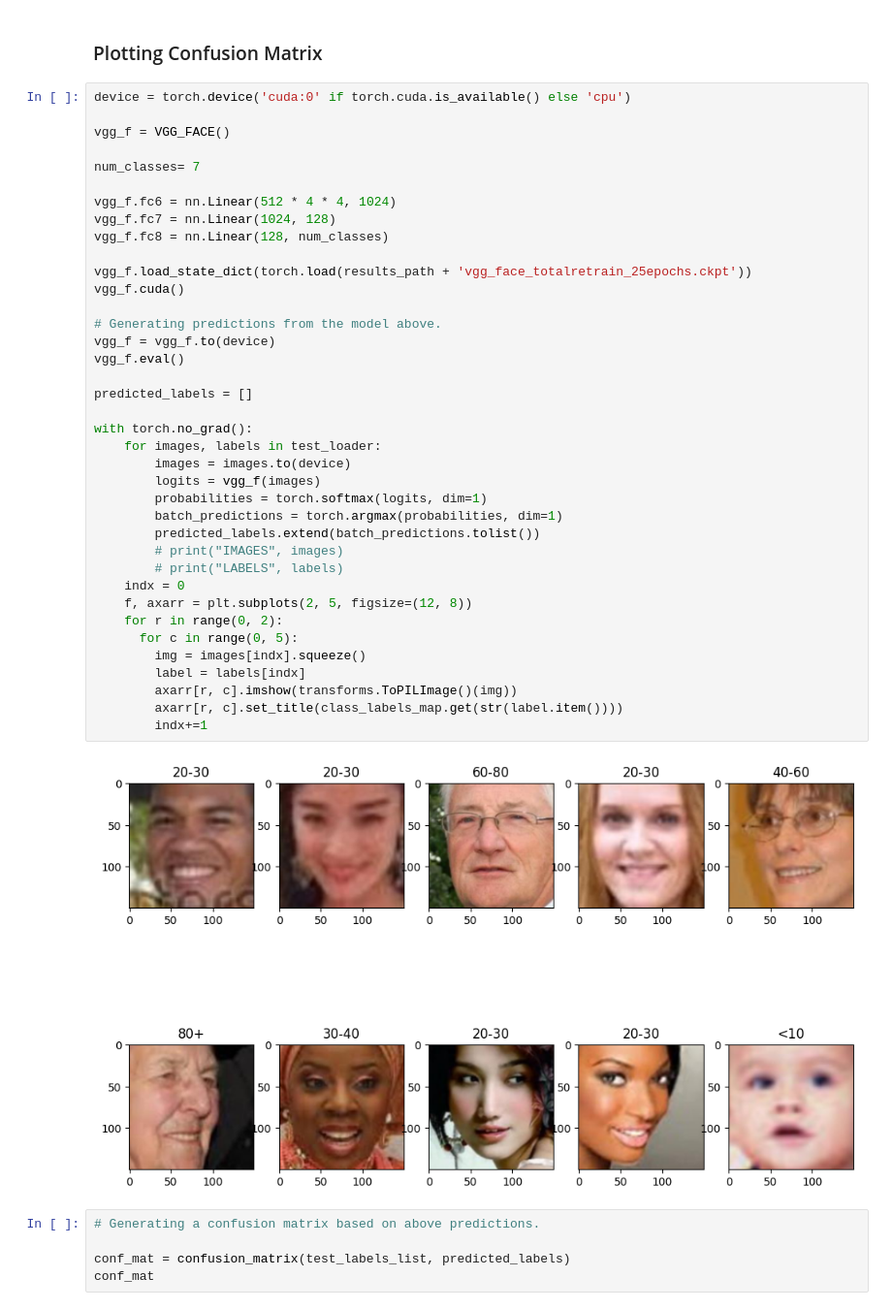
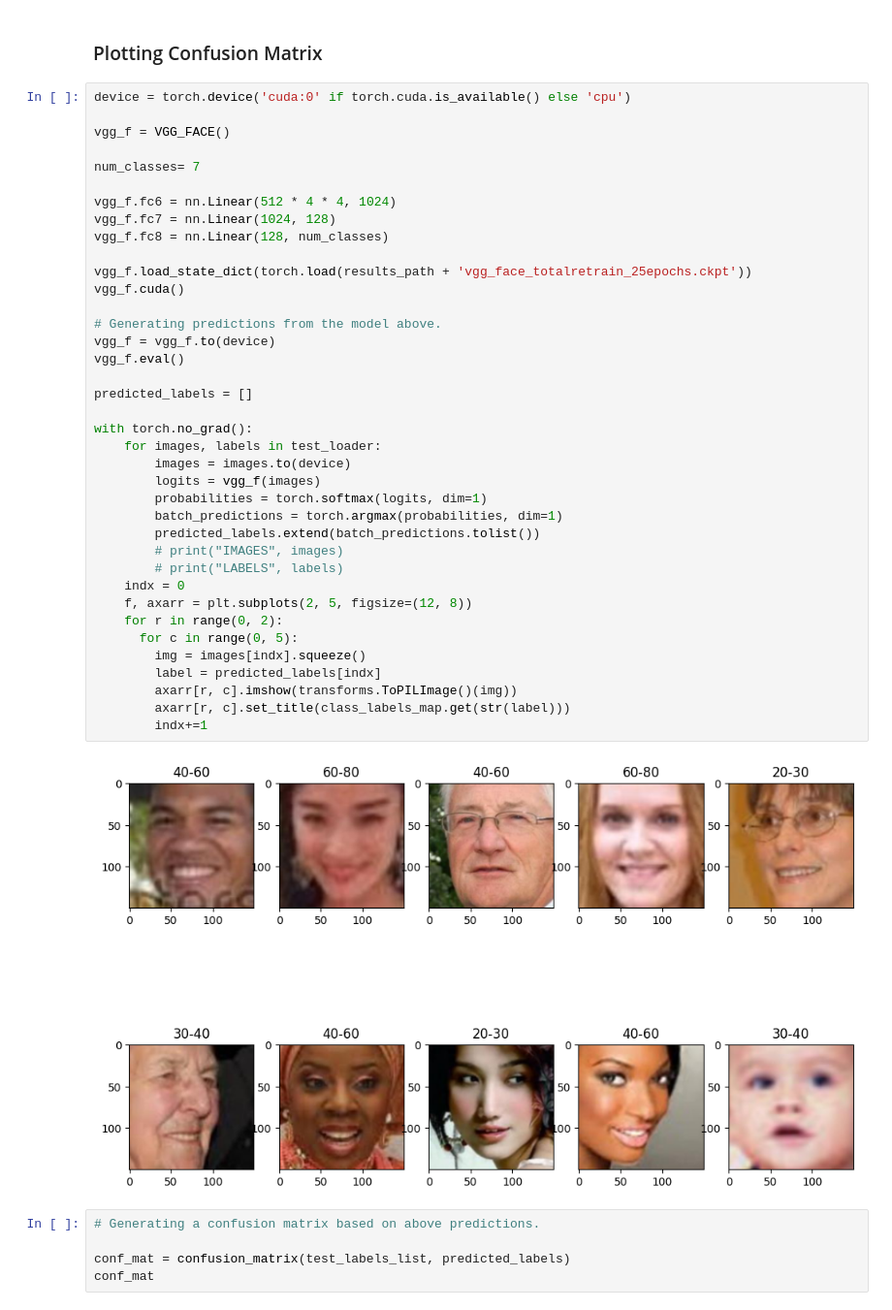
Before and after one commit to mariaguasch/DeepLearning2023_P102_G1, a Jupyter notebook: notebooks/VGG_FACE_FULL_RETRAIN.ipynb, the cells around one changed output. Shown at 97% size. Drawn from its saved outputs; the diff is of its cells as text.

```diff
--- a/notebooks/VGG_FACE_FULL_RETRAIN.ipynb
+++ b/notebooks/VGG_FACE_FULL_RETRAIN.ipynb
@@ -729,36 +729,36 @@ num_classes= 7
 vgg_f.fc6 = nn.Linear(512 * 4 * 4, 1024)
 vgg_f.fc7 = nn.Linear(1024, 128)
 vgg_f.fc8 = nn.Linear(128, num_classes)
 
 vgg_f.load_state_dict(torch.load(results_path + 'vgg_face_totalretrain_25epochs.ckpt'))
 vgg_f.cuda()
 
 # Generating predictions from the model above.
 vgg_f = vgg_f.to(device)
 vgg_f.eval()
 
 predicted_labels = []
 
 with torch.no_grad():
     for images, labels in test_loader:
         images = images.to(device)
         logits = vgg_f(images)
         probabilities = torch.softmax(logits, dim=1)
         batch_predictions = torch.argmax(probabilities, dim=1)
         predicted_labels.extend(batch_predictions.tolist())
         # print("IMAGES", images)
         # print("LABELS", labels)
     indx = 0
     f, axarr = plt.subplots(2, 5, figsize=(12, 8))
     for r in range(0, 2):
       for c in range(0, 5):
         img = images[indx].squeeze()
-        label = labels[indx]
+        label = predicted_labels[indx]
         axarr[r, c].imshow(transforms.ToPILImage()(img))
-        axarr[r, c].set_title(class_labels_map.get(str(label.item())))
+        axarr[r, c].set_title(class_labels_map.get(str(label)))
         indx+=1
 # %% [output]
-[figure, old version]
+[figure, new version]
 # %%
 # Generating a confusion matrix based on above predictions.
 
```
Also changed, not shown: 1 other file.
